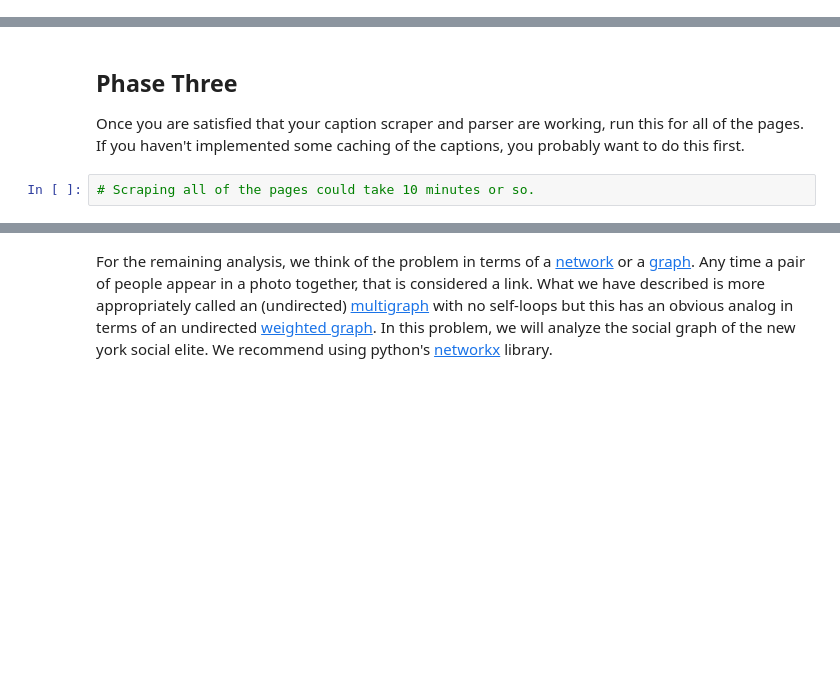
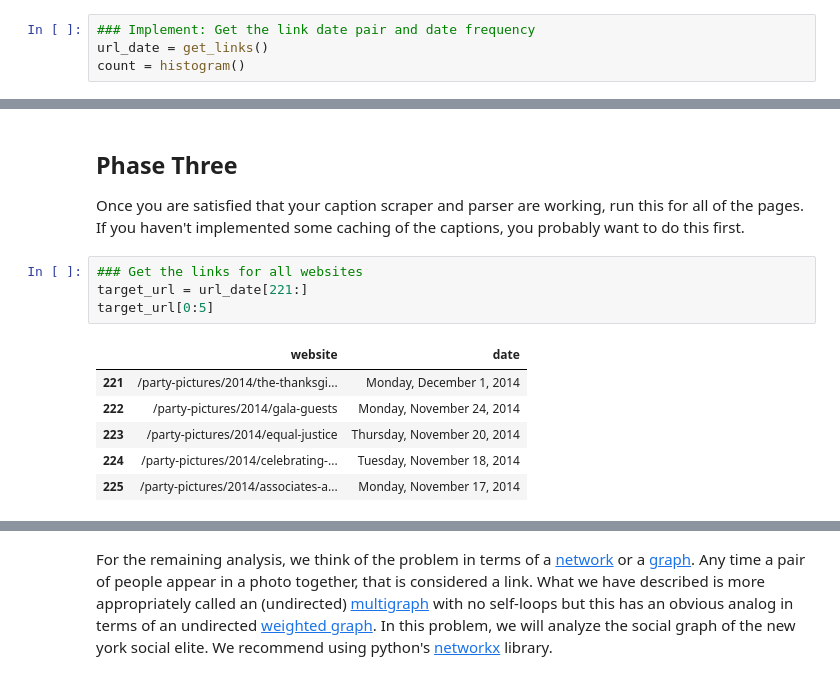
Before and after one commit to fzn0728/TDI, a Jupyter notebook: DW/miniprojects/graph.ipynb, the cells around one changed output, grey strips where cells are left out. Drawn from its saved outputs; the diff is of its cells as text; blank space fills up the shorter version.

```diff
--- a/DW/miniprojects/graph.ipynb
+++ b/DW/miniprojects/graph.ipynb
@@ -147,3 +146,7 @@ count = histogram()
+# %%
+### Implement: Get the link date pair and date frequency
+url_date = get_links()
+count = histogram()
 # %%
 # Sanity check
 pd.DataFrame(count).plot()
@@ -256,5 +298,14 @@ Now, run this sort of test on a few other pages.  You will probably find that ot
 ## Phase Three
 
 Once you are satisfied that your caption scraper and parser are working, run this for all of the pages.  If you haven't implemented some caching of the captions, you probably want to do this first.
-# %%
-# Scraping all of the pages could take 10 minutes or so.
+# %%
+### Get the links for all websites
+target_url = url_date[221:]
+target_url[0:5]
+# %% [output]
+|  | website | date |
+| 221 | /party-pictures/2014/the-thanksgi... | Monday, December 1, 2014 |
+| 222 | /party-pictures/2014/gala-guests | Monday, November 24, 2014 |
+| 223 | /party-pictures/2014/equal-justice | Thursday, November 20, 2014 |
+| 224 | /party-pictures/2014/celebrating-... | Tuesday, November 18, 2014 |
+| 225 | /party-pictures/2014/associates-a... | Monday, November 17, 2014 |
```
Also changed, not shown: parts of 14 cells of this notebook.
